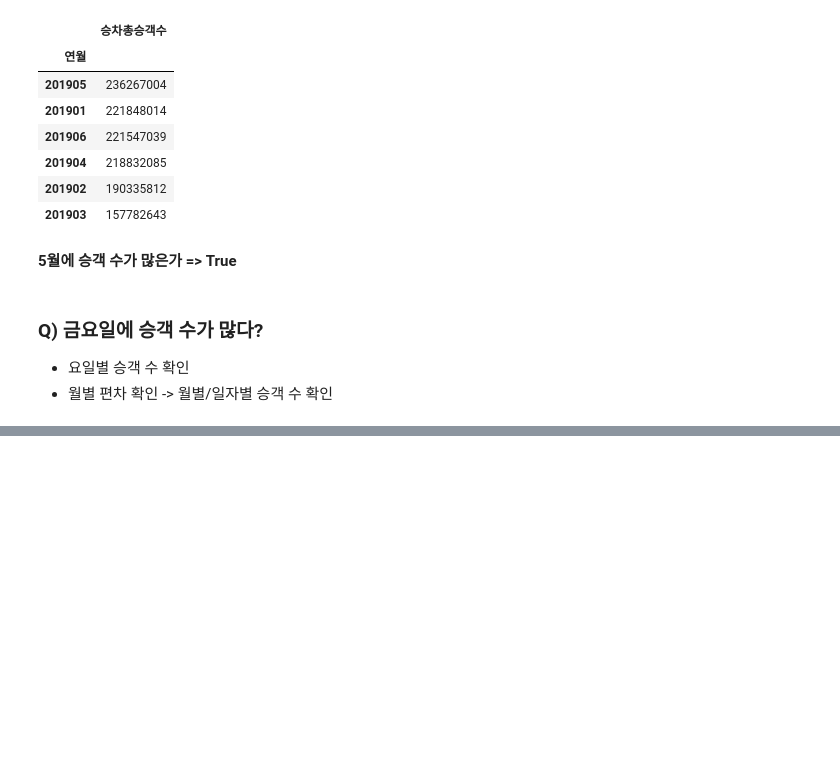
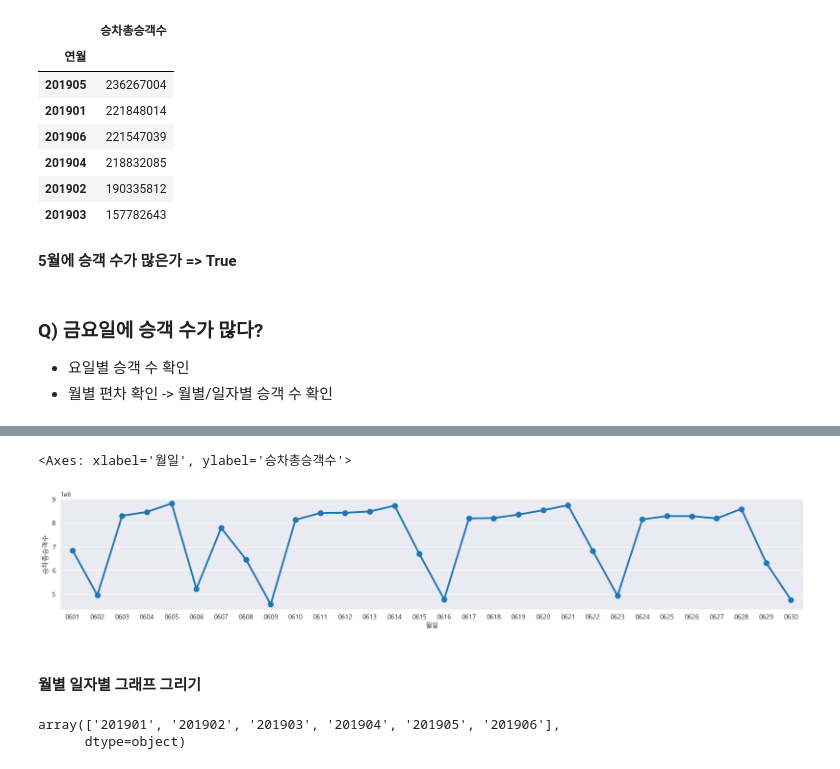
Before and after one commit to flyingdotori/LS_ML, a Jupyter notebook: Section5_Subway.ipynb, the cells around one changed output, grey strips where cells are left out. Saved outputs shown, nothing was run; the diff lists cells and outputs as text; code cells hidden in the pictures; blank space fills up the shorter version.

```diff
--- a/Section5_Subway.ipynb
+++ b/Section5_Subway.ipynb
@@ -325,0 +352,6 @@ data_month
+# %%
+yearmonth = '201901'
+cond = raw['연월'] == yearmonth
+
+df_selected = raw[cond]
+df_selected.head()
@@ -325,0 +365,3 @@ data_month
+# %%
+df_pivot = df_selected.pivot_table(index=['월일', '요일'], values='승차총승객수', aggfunc='sum').reset_index()
+df_pivot.head(10)
@@ -325,0 +380,32 @@ data_month
+# %%
+# seaborn, matplotlib으로 시각화 시 데이터에 한글 있을 때 사용하는 코드
+# 이미지 상의 한글을 표시하기 위한 한글 폰트 지정 및 필요한 라이브러리 불러오기
+
+import matplotlib
+import matplotlib.pyplot as plt
+from matplotlib import font_manager, rc
+import platform   # 운영체제 확인
+import seaborn as sns
+
+# 이미지 한글 표시 설정
+if platform.system() == 'Windows':  # 윈도우인 경우 맑은 고딕
+  font_name = font_manager.FontProperties(fname="c:/Windows/Fonts/malgun.ttf").get_name()
+  rc('font', family=font_name)
+else:   # 애플인 경우 애플고딕
+  rc('font', family='AppleGothic')
+
+# 그래프에서 마이너스 기호가 표시되도록 설정
+matplotlib.rcParams['axes.unicode_minus'] = False
+# %%
+fig, ax = plt.subplots(figsize=(20,3))
+sns.pointplot(data = df_pivot, x='월일', y='승차총승객수')      # 반복적인 패턴 확인
+# %% [output]
+<Axes: xlabel='월일', ylabel='승차총승객수'>
+[figure, added]
+# %% [markdown]
+#### 월별 일자별 그래프 그리기
+# %%
+raw['연월'].unique()
+# %% [output]
+array(['201901', '201902', '201903', '201904', '201905', '201906'],
+      dtype=object)
```
Also changed, not shown: parts of 7 cells of this notebook.
